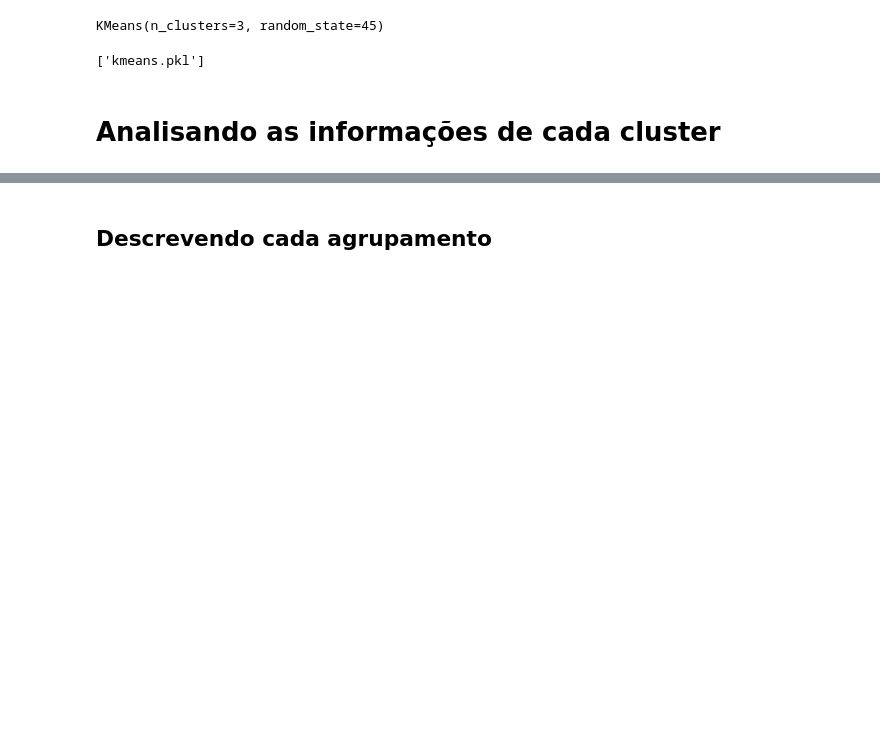
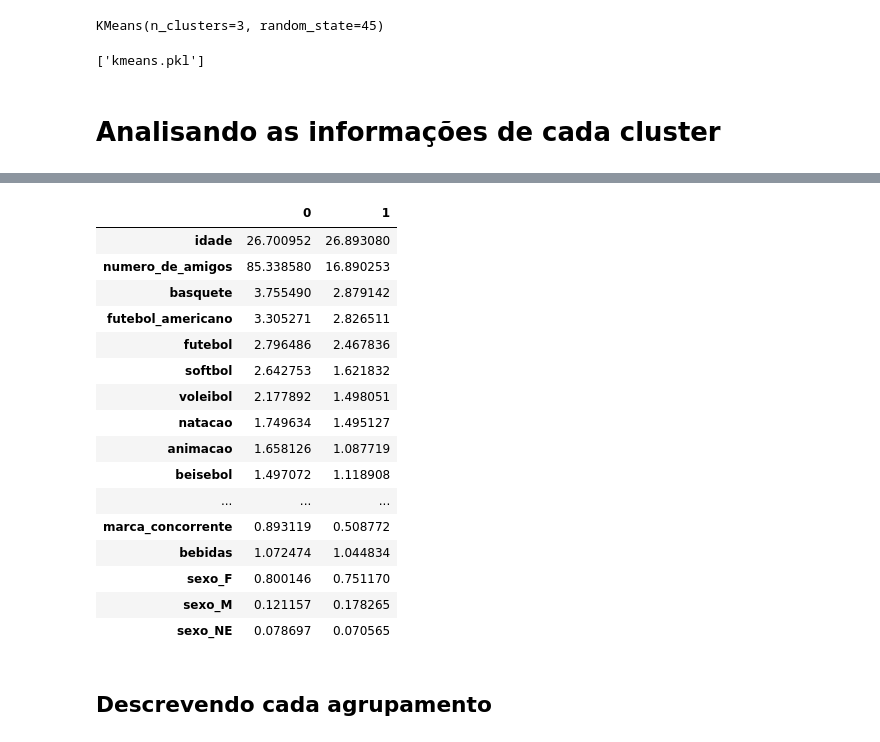
Before and after one commit to marcoamolinaro/machine-learning-alura, a Jupyter notebook: Clusterizacao-dados-sem-rotulo/Aula 1/Projeto_marketing.ipynb, the cells around one changed output, grey strips where cells are left out. Saved outputs shown, nothing was run; the diff lists cells and outputs as text; code cells hidden in the pictures; blank space fills up the shorter version.

```diff
--- a/Clusterizacao-dados-sem-rotulo/Aula 1/Projeto_marketing.ipynb
+++ b/Clusterizacao-dados-sem-rotulo/Aula 1/Projeto_marketing.ipynb
@@ -323,2 +367,26 @@ joblib.dump(modelo_kmeans, 'kmeans.pkl')
+# %%
+cluster_media = cluster_media.transpose()
+
+cluster_media.columns = [0,1]
+# %%
+cluster_media
+# %% [output]
+|  | 0 | 1 |
+| idade | 26.700952 | 26.893080 |
+| numero_de_amigos | 85.338580 | 16.890253 |
+| basquete | 3.755490 | 2.879142 |
+| futebol_americano | 3.305271 | 2.826511 |
+| futebol | 2.796486 | 2.467836 |
+| softbol | 2.642753 | 1.621832 |
+| voleibol | 2.177892 | 1.498051 |
+| natacao | 1.749634 | 1.495127 |
+| animacao | 1.658126 | 1.087719 |
+| beisebol | 1.497072 | 1.118908 |
+| ... | ... | ... |
+| marca_concorrente | 0.893119 | 0.508772 |
+| bebidas | 1.072474 | 1.044834 |
+| sexo_F | 0.800146 | 0.751170 |
+| sexo_M | 0.121157 | 0.178265 |
+| sexo_NE | 0.078697 | 0.070565 |
 # %% [markdown]
 ## Descrevendo cada agrupamento
```
Also changed, not shown: parts of 3 cells of this notebook.
